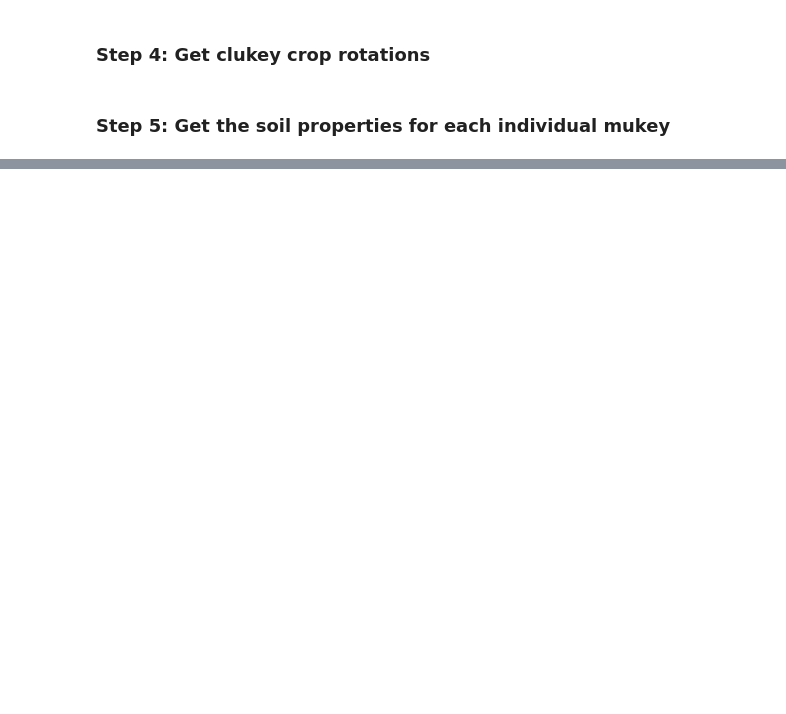
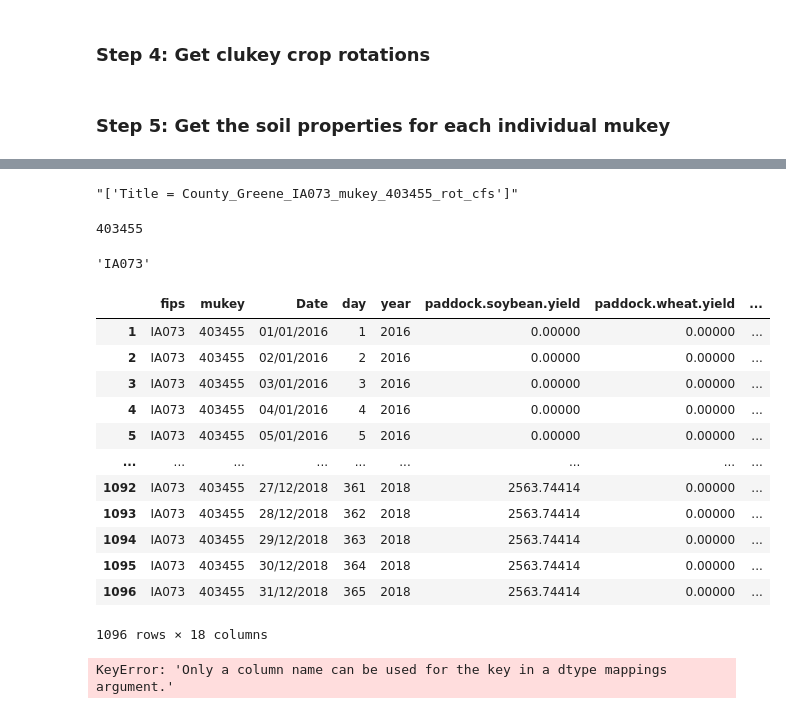
Before and after one commit to isuforesite/Foresite, a Jupyter notebook: analyses/raccoon-watershed.ipynb, the cells around one changed output, grey strips where cells are left out. Cells and saved outputs as stored; diff of their text form; code cells hidden in the pictures; blank space fills up the shorter version.

```diff
--- a/analyses/raccoon-watershed.ipynb
+++ b/analyses/raccoon-watershed.ipynb
@@ -356,0 +562,4 @@ create_apsim_files(greene, rots, dbconn)
+# %%
+greene_403_header
+# %% [output]
+"['Title = County_Greene_IA073_mukey_403455_rot_cfs']"
@@ -356,0 +569,54 @@ create_apsim_files(greene, rots, dbconn)
+# %%
+mukey = int(re.search(mukey_pattern, greene_403_header).group(1))
+fips = re.search(fips_pattern, greene_403_header).group(1)
+# %%
+mukey
+# %% [output]
+403455
+# %%
+fips
+# %% [output]
+'IA073'
+# %%
+greene_403.insert(0, 'fips', fips)
+greene_403.insert(1, 'mukey', mukey)
+# %%
+greene_403 = greene_403.reset_index(drop=True)
+# %%
+greene_403 = greene_403.drop([0])
+# %%
+greene_403
+# %% [output]
+|  | fips | mukey | Date | day | year | paddock.soybean.yield | paddock.wheat.yield | ... |
+| 1 | IA073 | 403455 | 01/01/2016 | 1 | 2016 | 0.00000 | 0.00000 | ... |
+| 2 | IA073 | 403455 | 02/01/2016 | 2 | 2016 | 0.00000 | 0.00000 | ... |
+| 3 | IA073 | 403455 | 03/01/2016 | 3 | 2016 | 0.00000 | 0.00000 | ... |
+| 4 | IA073 | 403455 | 04/01/2016 | 4 | 2016 | 0.00000 | 0.00000 | ... |
+| 5 | IA073 | 403455 | 05/01/2016 | 5 | 2016 | 0.00000 | 0.00000 | ... |
+| ... | ... | ... | ... | ... | ... | ... | ... | ... |
+| 1092 | IA073 | 403455 | 27/12/2018 | 361 | 2018 | 2563.74414 | 0.00000 | ... |
+| 1093 | IA073 | 403455 | 28/12/2018 | 362 | 2018 | 2563.74414 | 0.00000 | ... |
+| 1094 | IA073 | 403455 | 29/12/2018 | 363 | 2018 | 2563.74414 | 0.00000 | ... |
+| 1095 | IA073 | 403455 | 30/12/2018 | 364 | 2018 | 2563.74414 | 0.00000 | ... |
+| 1096 | IA073 | 403455 | 31/12/2018 | 365 | 2018 | 2563.74414 | 0.00000 | ... |
+1096 rows × 18 columns
+# %%
+greene_403 = greene_403.astype( {
+            'fips' : 'string',
+            'mukey' : 'int64',
+            'date' : 'datetime64',
+            'day': 'int64',
+            'year': 'int64',
+            'yield': 'float64',
+            'biomass': 'float64',
+            'fertiliser': 'float64',
+            #'n2o_atm': 'float64',
+            'surfaceom_c': 'float64',
+            'subsurface_drain': 'float64',
+            'subsurface_drain_no3': 'float64',
+            'leach_no3': 'float64',
+            'corn_buac' : 'float64',
+            'soy_buac' : 'float64'
+        } )
+# %% [output]
+KeyError: 'Only a column name can be used for the key in a dtype mappings argument.'
```
Also changed, not shown: parts of 31 cells of this notebook, 12 other files.
